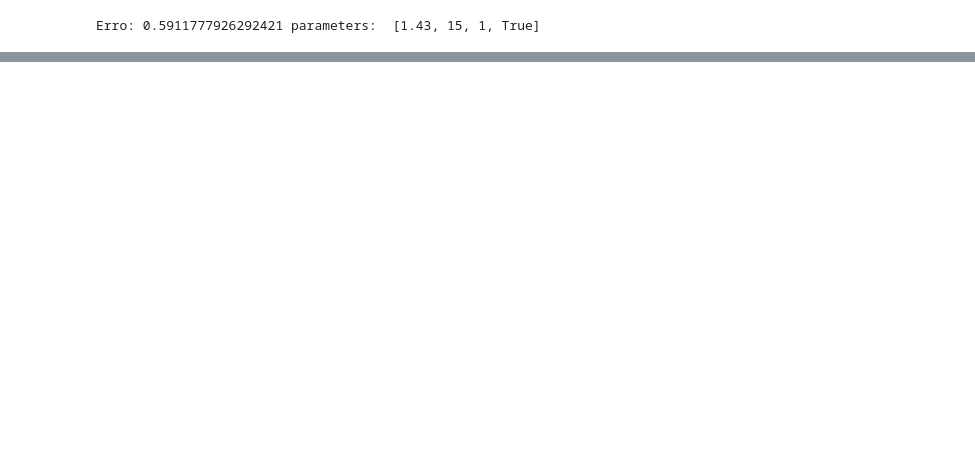
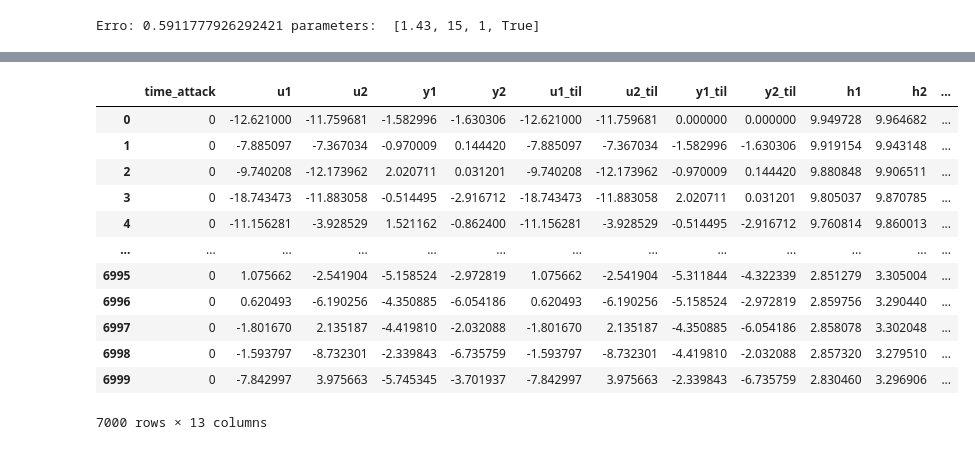
Before and after one commit to cduartes0203/Batteries_Prognostics, a Jupyter notebook: test_AutoCloudPred_R01.ipynb, the cells around one changed output, grey strips where cells are left out. Cells and saved outputs as stored; diff of their text form; code cells hidden in the pictures; blank space fills up the shorter version.

```diff
--- a/test_AutoCloudPred_R01.ipynb
+++ b/test_AutoCloudPred_R01.ipynb
@@ -145,0 +146,16 @@ plot_DSI2(teda,ftrs=2,title='DSI - Granulation',ncol=2)
+# %%
+normalize_df
+# %% [output]
+|  | time_attack | u1 | u2 | y1 | y2 | u1_til | u2_til | y1_til | y2_til | h1 | h2 | ... |
+| 0 | 0 | -12.621000 | -11.759681 | -1.582996 | -1.630306 | -12.621000 | -11.759681 | 0.000000 | 0.000000 | 9.949728 | 9.964682 | ... |
+| 1 | 0 | -7.885097 | -7.367034 | -0.970009 | 0.144420 | -7.885097 | -7.367034 | -1.582996 | -1.630306 | 9.919154 | 9.943148 | ... |
+| 2 | 0 | -9.740208 | -12.173962 | 2.020711 | 0.031201 | -9.740208 | -12.173962 | -0.970009 | 0.144420 | 9.880848 | 9.906511 | ... |
+| 3 | 0 | -18.743473 | -11.883058 | -0.514495 | -2.916712 | -18.743473 | -11.883058 | 2.020711 | 0.031201 | 9.805037 | 9.870785 | ... |
+| 4 | 0 | -11.156281 | -3.928529 | 1.521162 | -0.862400 | -11.156281 | -3.928529 | -0.514495 | -2.916712 | 9.760814 | 9.860013 | ... |
+| ... | ... | ... | ... | ... | ... | ... | ... | ... | ... | ... | ... | ... |
+| 6995 | 0 | 1.075662 | -2.541904 | -5.158524 | -2.972819 | 1.075662 | -2.541904 | -5.311844 | -4.322339 | 2.851279 | 3.305004 | ... |
+| 6996 | 0 | 0.620493 | -6.190256 | -4.350885 | -6.054186 | 0.620493 | -6.190256 | -5.158524 | -2.972819 | 2.859756 | 3.290440 | ... |
+| 6997 | 0 | -1.801670 | 2.135187 | -4.419810 | -2.032088 | -1.801670 | 2.135187 | -4.350885 | -6.054186 | 2.858078 | 3.302048 | ... |
+| 6998 | 0 | -1.593797 | -8.732301 | -2.339843 | -6.735759 | -1.593797 | -8.732301 | -4.419810 | -2.032088 | 2.857320 | 3.279510 | ... |
+| 6999 | 0 | -7.842997 | 3.975663 | -5.745345 | -3.701937 | -7.842997 | 3.975663 | -2.339843 | -6.735759 | 2.830460 | 3.296906 | ... |
+7000 rows × 13 columns
```
Also changed, not shown: parts of 4 cells of this notebook, 1 other file.
